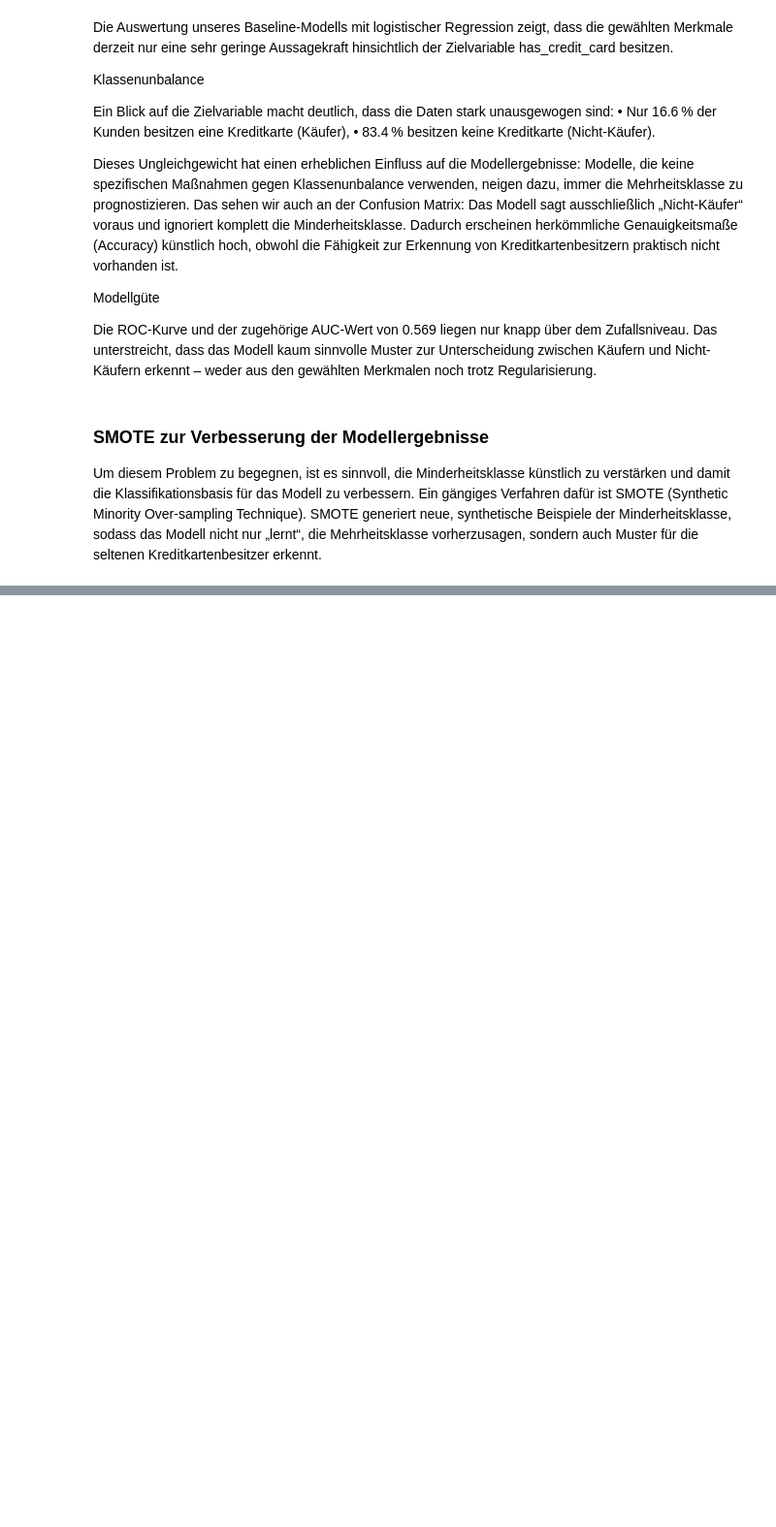
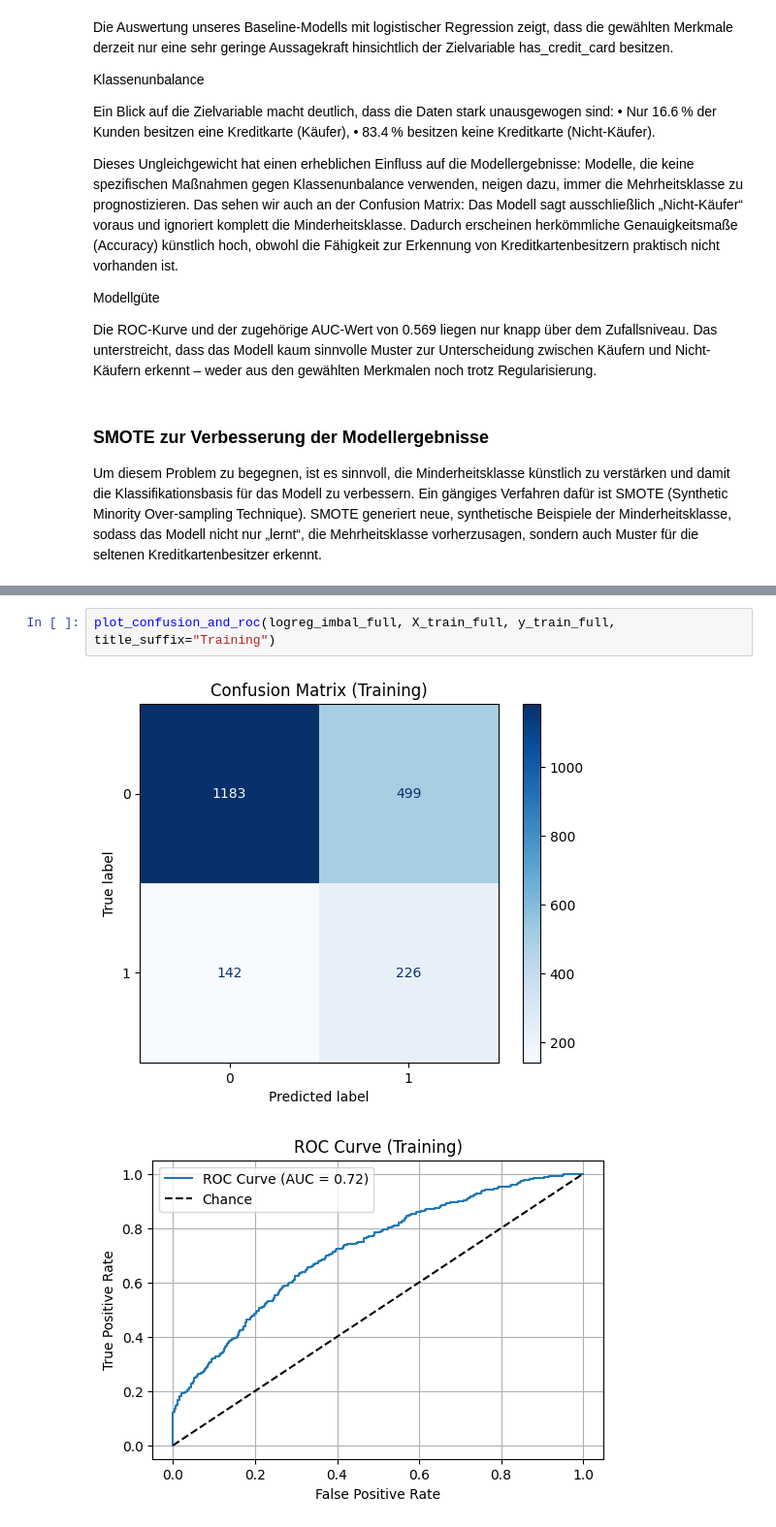
Before and after one commit to Steff72/aml_challenge, a Jupyter notebook: aml_challenge.ipynb, the cells around one changed output, grey strips where cells are left out. Shown at 97% size. Drawn from its saved outputs; the diff is of its cells as text; blank space fills up the shorter version.

```diff
--- a/aml_challenge.ipynb
+++ b/aml_challenge.ipynb
@@ -2365,0 +2470,5 @@ Durch SMOTE gelingt es, das Modell „zu zwingen“, auch die Minderheitsklasse
+# %%
+plot_confusion_and_roc(logreg_imbal_full, X_train_full, y_train_full, title_suffix="Training")
+# %% [output]
+[figure, added]
+[figure, added]
```
Also changed, not shown: parts of 16 cells of this notebook.
